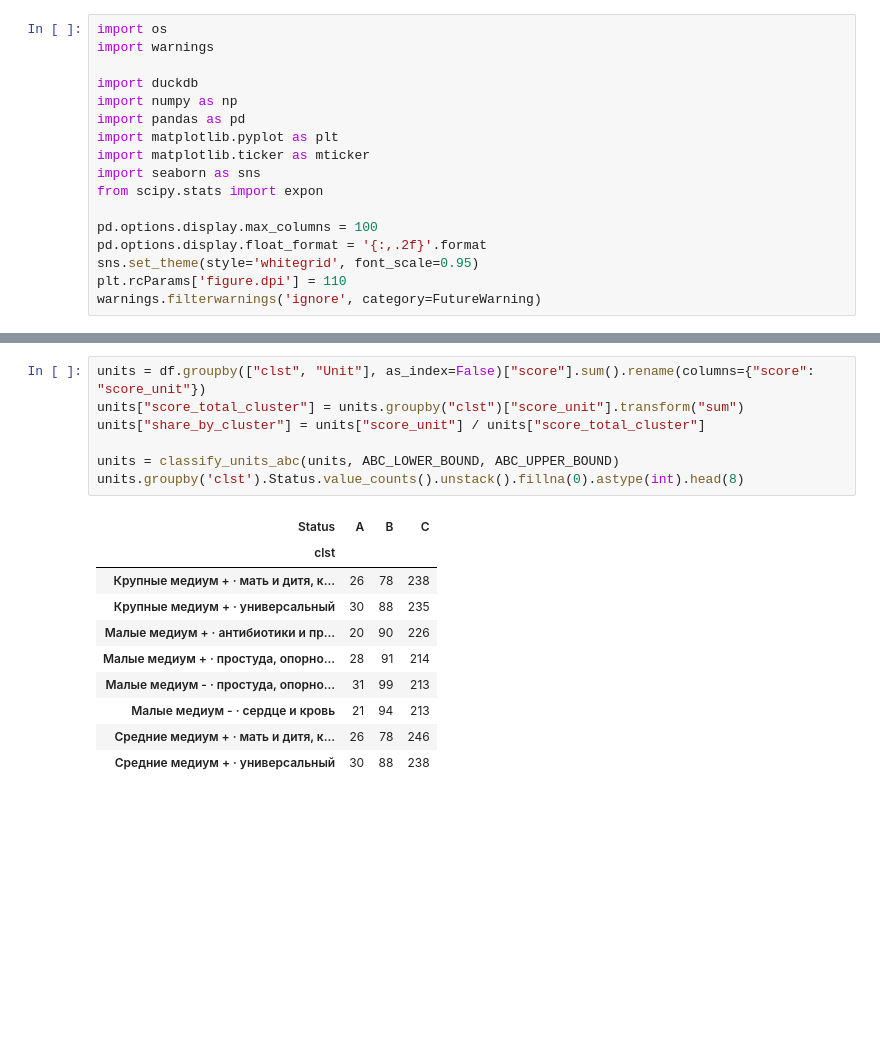
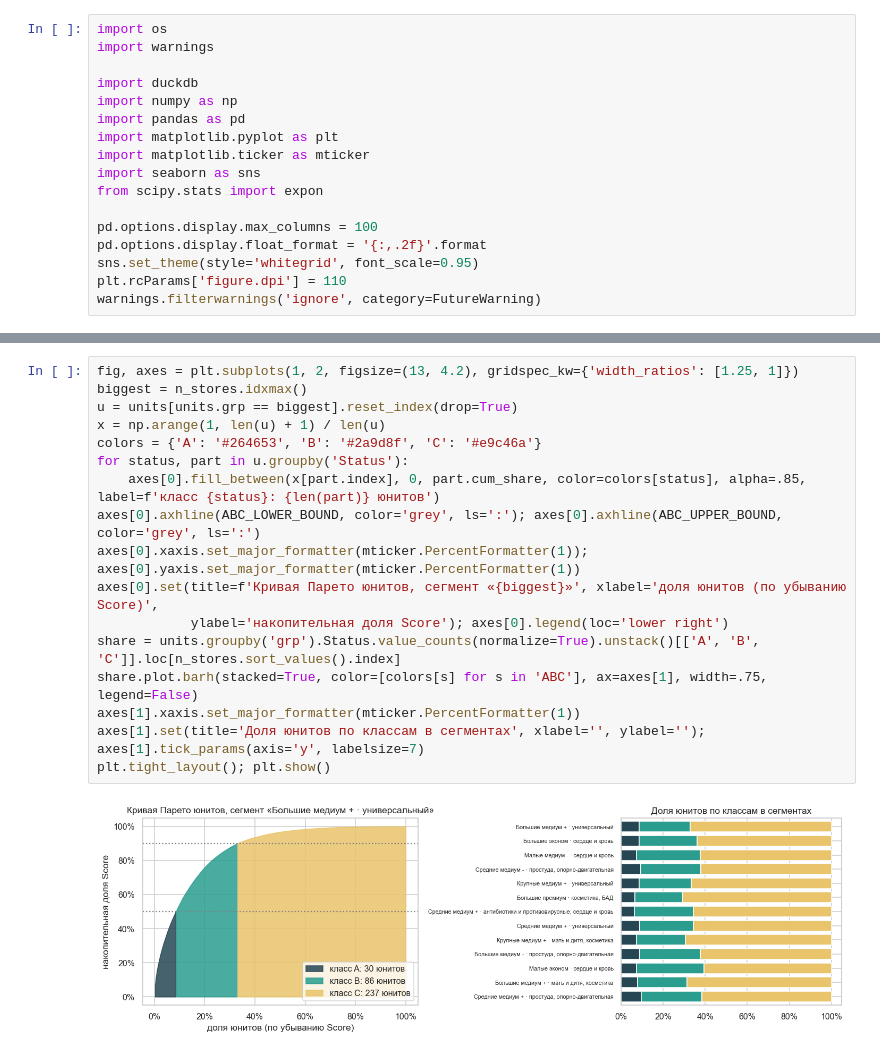
Before and after one commit to Viktor-VK/portfolio, a Jupyter notebook: Скоринг и выбор ассортиментной матрицы/01_score_abc_и_выбор_матрицы.ipynb, the cells around one changed output, grey strips where cells are left out. Drawn from its saved outputs; the diff is of its cells as text; blank space fills up the shorter version.

```diff
--- a/Скоринг и выбор ассортиментной матрицы/01_score_abc_и_выбор_матрицы.ipynb
+++ b/Скоринг и выбор ассортиментной матрицы/01_score_abc_и_выбор_матрицы.ipynb
@@ -235,18 +301,19 @@ df[['clst', 'name', 'Unit', 'price_tier', 'revenue', 'score']].sort_values('scor
-# %%
-units = df.groupby(["clst", "Unit"], as_index=False)["score"].sum().rename(columns={"score": "score_unit"})
-units["score_total_cluster"] = units.groupby("clst")["score_unit"].transform("sum")
-units["share_by_cluster"] = units["score_unit"] / units["score_total_cluster"]
-
-units = classify_units_abc(units, ABC_LOWER_BOUND, ABC_UPPER_BOUND)
-units.groupby('clst').Status.value_counts().unstack().fillna(0).astype(int).head(8)
-# %% [output]
-| Status | A | B | C |
-| clst |  |  |  |
-| Крупные медиум + · мать и дитя, к... | 26 | 78 | 238 |
-| Крупные медиум + · универсальный | 30 | 88 | 235 |
-| Малые медиум + · антибиотики и пр... | 20 | 90 | 226 |
-| Малые медиум + · простуда, опорно... | 28 | 91 | 214 |
-| Малые медиум - · простуда, опорно... | 31 | 99 | 213 |
-| Малые медиум - · сердце и кровь | 21 | 94 | 213 |
-| Средние медиум + · мать и дитя, к... | 26 | 78 | 246 |
-| Средние медиум + · универсальный | 30 | 88 | 238 |
+# %%
+fig, axes = plt.subplots(1, 2, figsize=(13, 4.2), gridspec_kw={'width_ratios': [1.25, 1]})
+biggest = n_stores.idxmax()
+u = units[units.grp == biggest].reset_index(drop=True)
+x = np.arange(1, len(u) + 1) / len(u)
+colors = {'A': '#264653', 'B': '#2a9d8f', 'C': '#e9c46a'}
+for status, part in u.groupby('Status'):
+    axes[0].fill_between(x[part.index], 0, part.cum_share, color=colors[status], alpha=.85, label=f'класс {status}: {len(part)} юнитов')
+axes[0].axhline(ABC_LOWER_BOUND, color='grey', ls=':'); axes[0].axhline(ABC_UPPER_BOUND, color='grey', ls=':')
+axes[0].xaxis.set_major_formatter(mticker.PercentFormatter(1)); axes[0].yaxis.set_major_formatter(mticker.PercentFormatter(1))
+axes[0].set(title=f'Кривая Парето юнитов, сегмент «{biggest}»', xlabel='доля юнитов (по убыванию Score)',
+            ylabel='накопительная доля Score'); axes[0].legend(loc='lower right')
+share = units.groupby('grp').Status.value_counts(normalize=True).unstack()[['A', 'B', 'C']].loc[n_stores.sort_values().index]
+share.plot.barh(stacked=True, color=[colors[s] for s in 'ABC'], ax=axes[1], width=.75, legend=False)
+axes[1].xaxis.set_major_formatter(mticker.PercentFormatter(1))
+axes[1].set(title='Доля юнитов по классам в сегментах', xlabel='', ylabel=''); axes[1].tick_params(axis='y', labelsize=7)
+plt.tight_layout(); plt.show()
+# %% [output]
+[figure, added]
```
Also changed, not shown: parts of 36 cells of this notebook, 5 other files.
